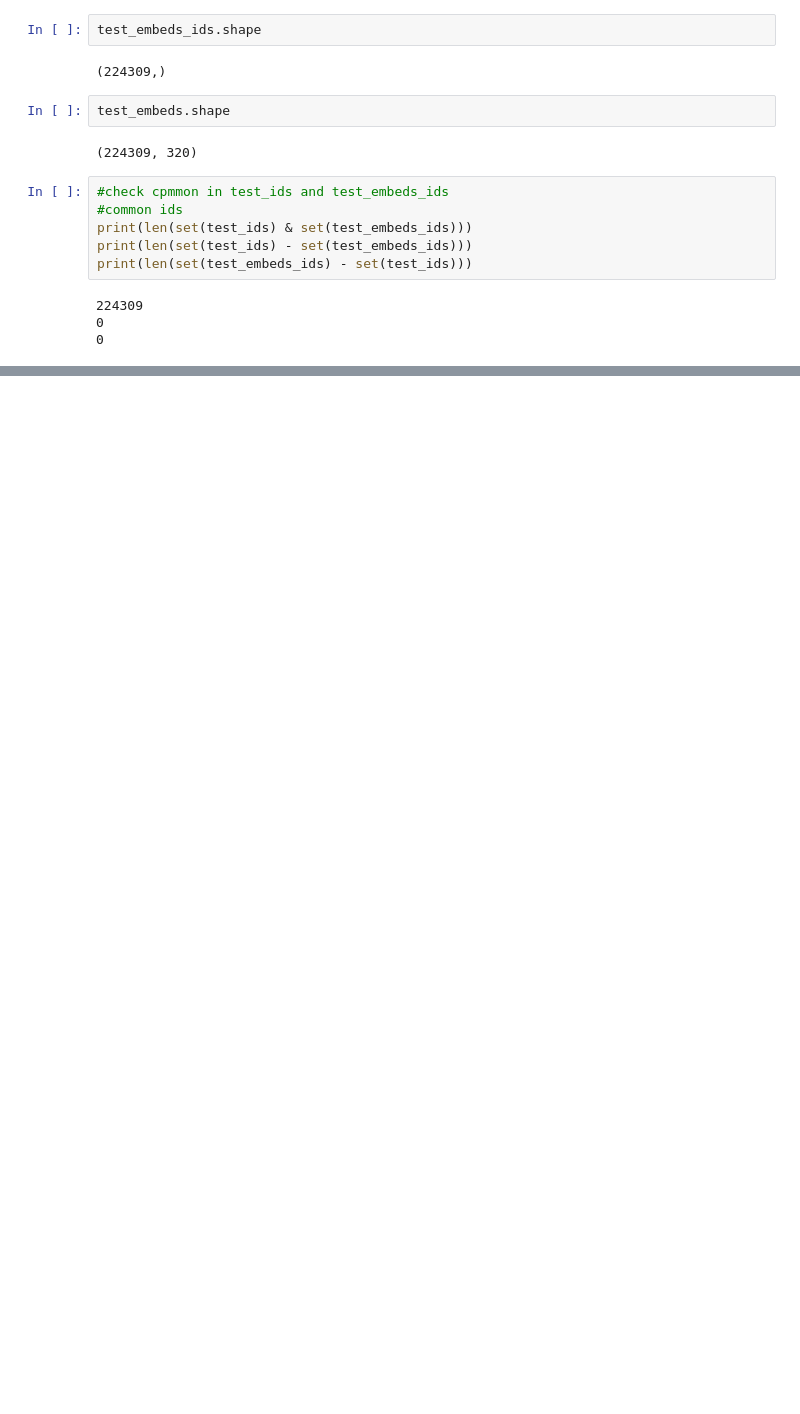
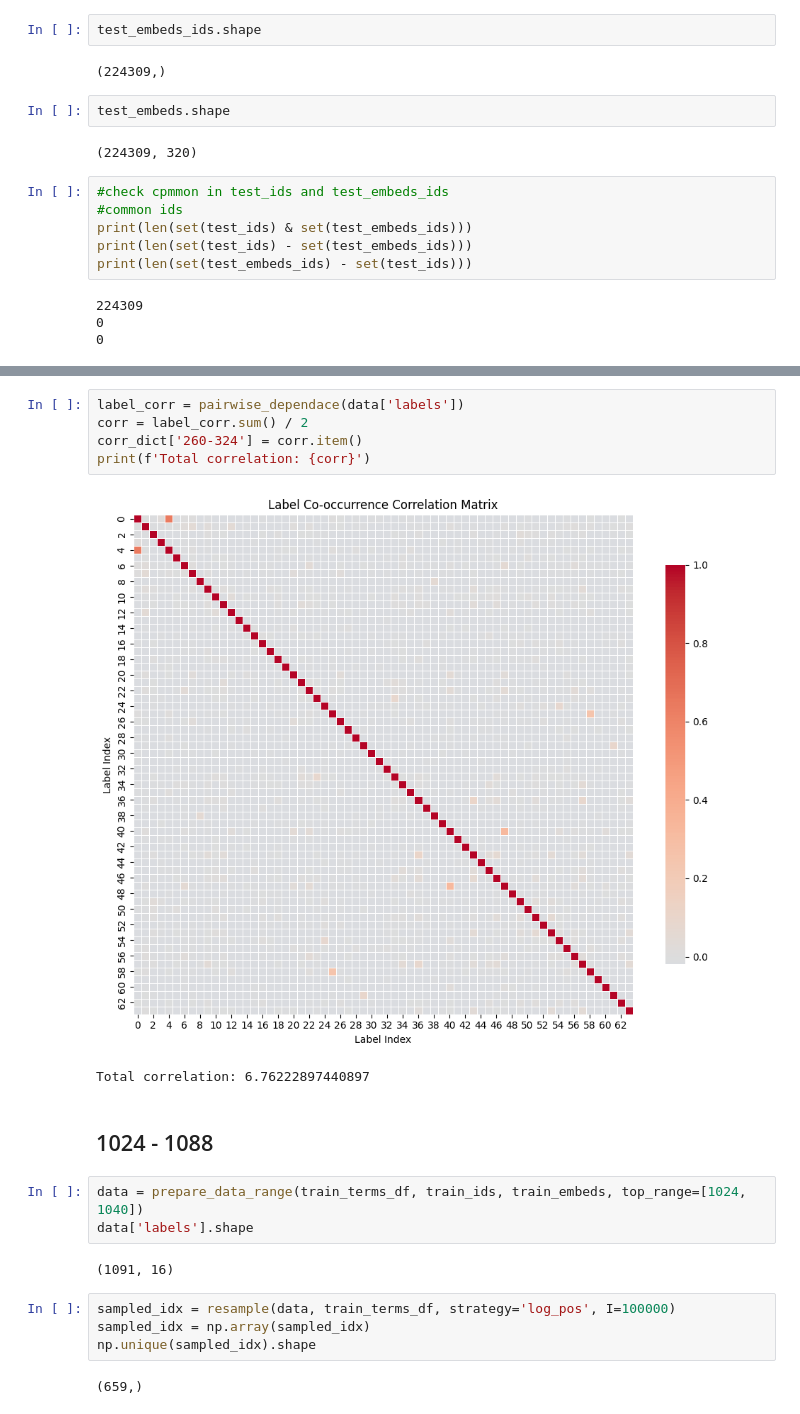
Before and after one commit to tnshp/CAFA6_embeds_model, a Jupyter notebook: dataset_analysis.ipynb, the cells around one changed output, grey strips where cells are left out. Drawn from its saved outputs; the diff is of its cells as text; blank space fills up the shorter version.

```diff
--- a/dataset_analysis.ipynb
+++ b/dataset_analysis.ipynb
@@ -466,0 +500,21 @@ print(len(set(test_embeds_ids) - set(test_ids)))
+# %%
+label_corr = pairwise_dependace(data['labels'])
+corr = label_corr.sum() / 2
+corr_dict['260-324'] = corr.item()
+print(f'Total correlation: {corr}')
+# %% [output]
+[figure, added]
+Total correlation: 6.76222897440897
+# %% [markdown]
+## 1024 - 1088
+# %%
+data = prepare_data_range(train_terms_df, train_ids, train_embeds, top_range=[1024, 1040])
+data['labels'].shape
+# %% [output]
+(1091, 16)
+# %%
+sampled_idx = resample(data, train_terms_df, strategy='log_pos', I=100000)
+sampled_idx = np.array(sampled_idx)
+np.unique(sampled_idx).shape
+# %% [output]
+(659,)
```
Also changed, not shown: parts of 10 cells of this notebook, 1 other file.
